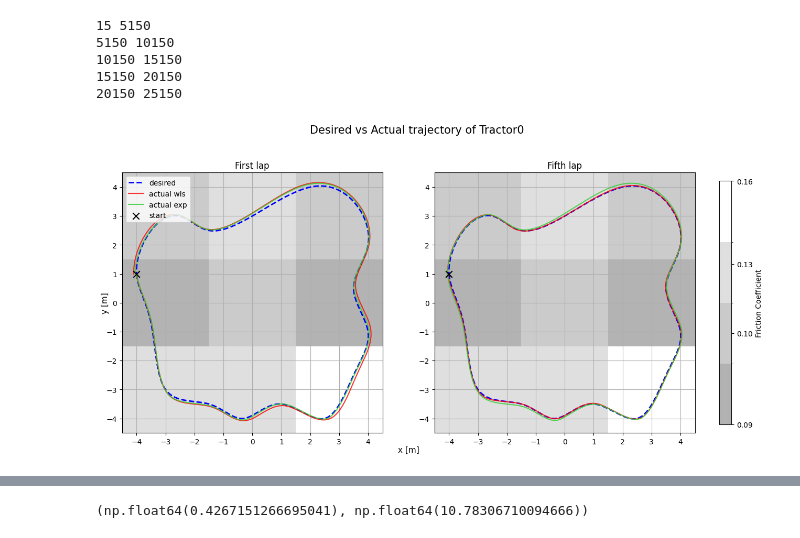
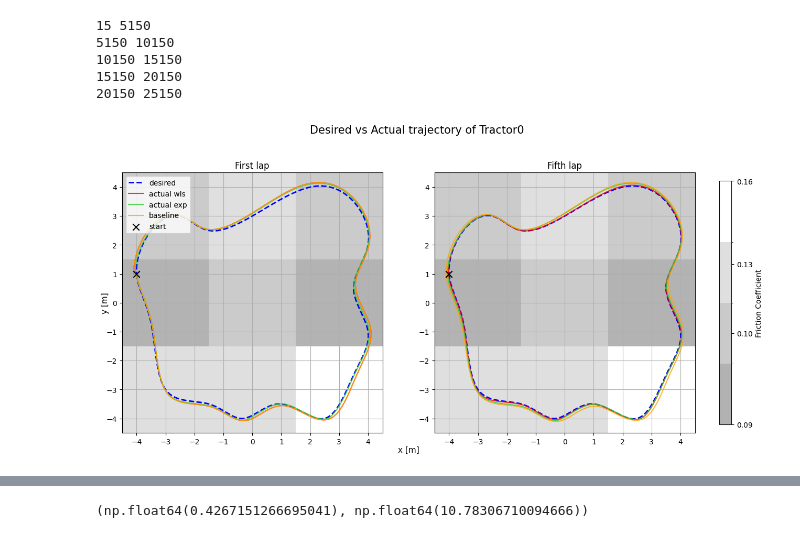
Before and after one commit to jprogrammer13/drp_course_2023, a Jupyter notebook: notebooks/results_plot.ipynb, the cells around one changed output, grey strips where cells are left out. Saved outputs shown, nothing was run; the diff lists cells and outputs as text; code cells hidden in the pictures.

```diff
--- a/notebooks/results_plot.ipynb
+++ b/notebooks/results_plot.ipynb
@@ -29,6 +29,7 @@ time = joblib.load(osp.join(data_path, 'time.bin'))
 # %%
 state_wls = joblib.load(osp.join(data_path, 'WLS_state.bin'))
 state_exp = joblib.load(osp.join(data_path, 'EXP_state.bin'))
+state_none = joblib.load(osp.join(data_path, 'NONE_state.bin'))
 # %%
 des_state_wls = joblib.load(osp.join(data_path, 'WLS_des_state.bin'))
 des_state_exp = joblib.load(osp.join(data_path, 'EXP_des_state.bin'))
@@ -63,6 +65,8 @@ ax[0].plot(state_wls[0, :][lap_idx[0]:lap_idx[1]],
            state_wls[1, :][lap_idx[0]:lap_idx[1]], label=f"actual wls", color="red", linewidth=1.5, alpha=0.8)
 ax[0].plot(state_exp[0, :][lap_idx[0]:lap_idx[1]],
            state_exp[1, :][lap_idx[0]:lap_idx[1]], label=f"actual exp", color="limegreen", linewidth=1.5, alpha=0.8)
+ax[0].plot(state_none[0, :][lap_idx[0]:lap_idx[1]],
+           state_none[1, :][lap_idx[0]:lap_idx[1]], label=f"baseline", color="orange", linewidth=1.5, alpha=0.8)
 
 ax[0].grid(True)
 ax[0].set_xlim(-4.5, 4.5)
@@ -96,34 +100,36 @@ ax[1].plot(state_wls[0, :][lap_idx[-2]:lap_idx[-1]],
            state_wls[1, :][lap_idx[-2]:lap_idx[-1]], color="red", linewidth=1.5, alpha=0.8)
 ax[1].plot(state_exp[0, :][lap_idx[-2]:lap_idx[-1]],
            state_exp[1, :][lap_idx[-2]:lap_idx[-1]], color="limegreen", linewidth=1.5, alpha=0.8)
+ax[1].plot(state_none[0, :][lap_idx[-2]:lap_idx[-1]],
+           state_none[1, :][lap_idx[-2]:lap_idx[-1]], label=f"baseline", color="orange", linewidth=1.5, alpha=0.8)
 
 ax[1].scatter([-4], [1], [80], zorder=10, marker="x", color='black')
 
 
 ax[1].grid(True)
 ax[1].set_xlim(-4.5, 4.5)
 ax[1].set_ylim(-4.5, 4.5)
 # ax[1].axis("equal")
 
 # Overlay the friction coefficient grid on the second subplot
 ax[1].imshow(friction_coeff_matrix, cmap=cmap, norm=norm,
              extent=[-4.5, 4.5, -4.5, 4.5], origin='lower', alpha=0.3)
 # Add a colorbar with actual friction coefficient values
 
 cbar = fig.colorbar(friction_plot, ax=ax,
                     orientation='vertical', fraction=0.02, pad=0.04)
 cbar.set_label('Friction Coefficient')
 
 cbar.set_ticks([0.09041, 0.1, 0.13349, 0.1568])
 cbar.set_ticklabels([f'{tick:.2f}' for tick in [0.09041, 0.1, 0.13349, 0.1568]])
 
 ax[0].legend(loc='upper left')
 fig.suptitle("Desired vs Actual trajectory of Tractor0", fontsize=15)
 plt.savefig(osp.join(data_path, "des_vs_actual_traj.pdf"),
             dpi=500, bbox_inches='tight')
 plt.show()
 # %% [output]
-[figure, old version]
+[figure, new version]
 # %%
 beta_l_wls = joblib.load(osp.join(data_path, 'WLS_beta_l.bin'))
 beta_l_pred_wls = joblib.load(osp.join(data_path, 'WLS_beta_l_pred.bin'))
```
Also changed, not shown: parts of 11 cells of this notebook, 39 other files.
